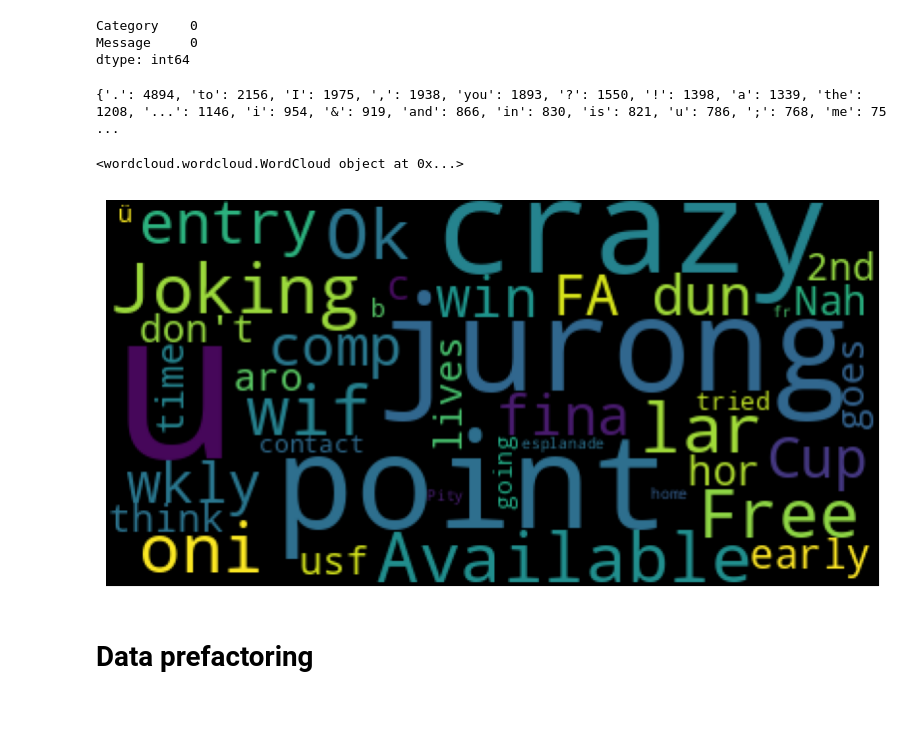
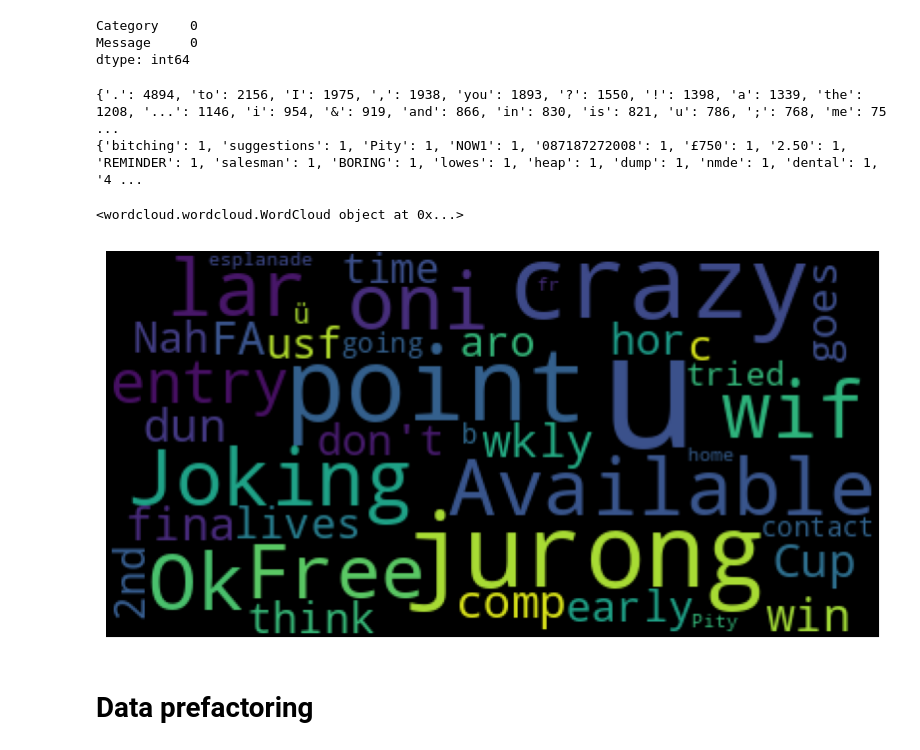
Before and after one commit to PawelJakubczyk/mln_ham_or_spam_classifier, a Jupyter notebook: spam_or_ham.ipynb, the cells around one changed output. Drawn from its saved outputs; the diff is of its cells as text; code cells hidden in the pictures; blank space fills up the shorter version.

```diff
--- a/spam_or_ham.ipynb
+++ b/spam_or_ham.ipynb
@@ -344,22 +335,25 @@ check_missing_values(spam_df, ["Category", "Message"])
 Category    0
 Message     0
 dtype: int64
-# %%
-result = analyze_word_frequency_in_df_column(spam_df, 'Message', 20)
-print(result)
-# %% [output]
-{'.': 4894, 'to': 2156, 'I': 1975, ',': 1938, 'you': 1893, '?': 1550, '!': 1398, 'a': 1339, 'the': 1208, '...': 1146, 'i': 954, '&': 919, 'and': 866, 'in': 830, 'is': 821, 'u': 786, ';': 768, 'me': 75 ...
+# %%
+most_common_result = analyze_word_frequency_in_df_column(spam_df, 'Message', 20, mode = "most_common")
+least_common_result = analyze_word_frequency_in_df_column(spam_df, 'Message', 20, mode = "least_common")
+print(most_common_result)
+print(least_common_result)
+# %% [output]
+{'.': 4894, 'to': 2156, 'I': 1975, ',': 1938, 'you': 1893, '?': 1550, '!': 1398, 'a': 1339, 'the': 1208, '...': 1146, 'i': 954, '&': 919, 'and': 866, 'in': 830, 'is': 821, 'u': 786, ';': 768, 'me': 75 ...
+{'bitching': 1, 'suggestions': 1, 'Pity': 1, 'NOW1': 1, '087187272008': 1, '£750': 1, '2.50': 1, 'REMINDER': 1, 'salesman': 1, 'BORING': 1, 'lowes': 1, 'heap': 1, 'dump': 1, 'nmde': 1, 'dental': 1, '4 ...
 # %%
-wordcloud = WordCloud(stopwords=STOP_WORDS, max_words=40).generate(str(spam_df['Message']))
+wordcloud = WordCloud(stopwords=stop_words, max_words=40).generate(str(spam_df['Message']))
 
 print(wordcloud)
 plt.figure(figsize=(10,6))
 plt.imshow(wordcloud)
 plt.axis('off')
 plt.show()
 # %% [output]
 <wordcloud.wordcloud.WordCloud object at 0x...>
-[figure, old version]
+[figure, new version]
 # %% [markdown]
 # Data prefactoring
 # %% [markdown]
```
Also changed, not shown: parts of 9 cells of this notebook.
